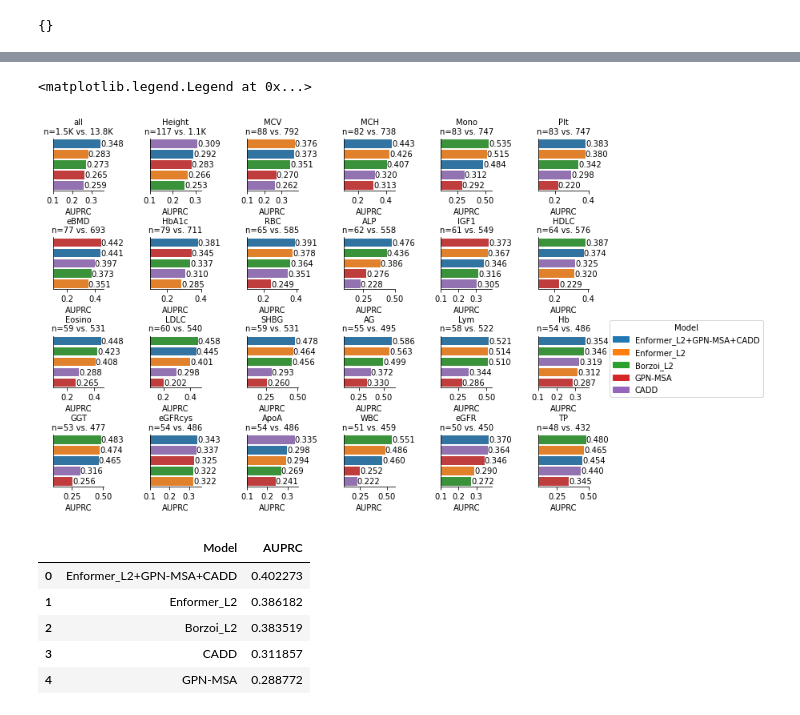
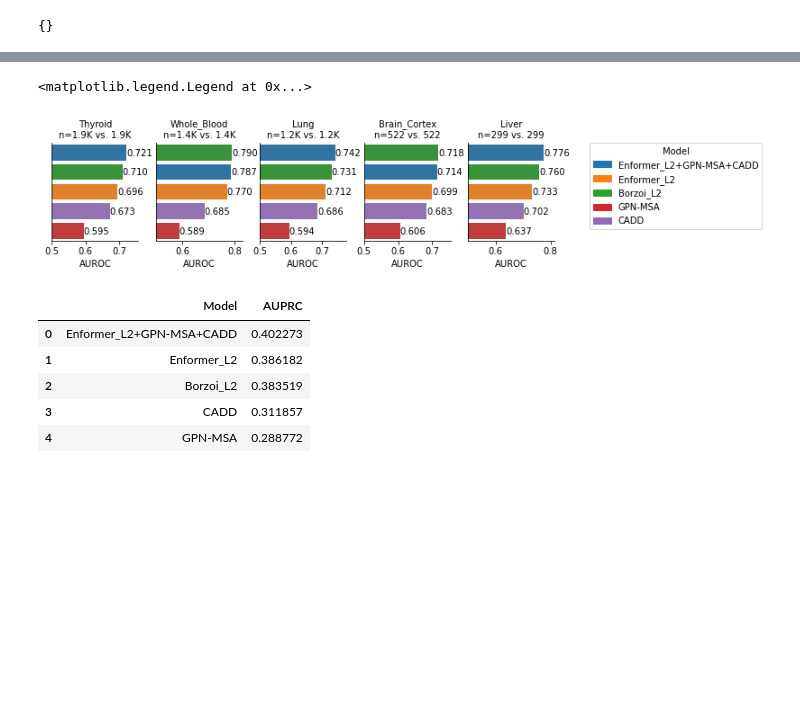
Before and after one commit to minjaf/TraitGym, a Jupyter notebook: workflow/notebooks/results.ipynb, the cells around one changed output, grey strips where cells are left out. Saved outputs shown, nothing was run; the diff lists cells and outputs as text; code cells hidden in the pictures; blank space fills up the shorter version.

```diff
--- a/workflow/notebooks/results.ipynb
+++ b/workflow/notebooks/results.ipynb
@@ -125,9 +137,15 @@ df
 # %%
 #nrows, ncols = 2, 3
-nrows, ncols = 4, 6
+#nrows, ncols = 4, 6
+nrows, ncols = 1, 5
+
 width, height = 2, 2
-wspace, hspace = 0.9, 0.9
-metric = "AUPRC"
+
+#wspace, hspace = 0.9, 0.9
+wspace, hspace = None, 0.9
+
+#metric = "AUPRC"
+metric = "AUROC"
 
 fig, axes = plt.subplots(
     nrows=nrows, ncols=ncols, sharex=False, sharey=False,
@@ -152,35 +170,36 @@ for subset, ax in zip(subsets, axes.flat):
         x=metric,
         palette=palette,
         ax=ax,
     )
     sns.despine()
     sample_size_str = f"n={format_number(n_pos)} vs. {format_number(n_neg)}"
     subtitle = f"{subset_renaming.get(subset, subset)}\n{sample_size_str}"
     g.set_title(subtitle, fontsize=10)
     g.set(
         xlim=baseline,
         ylabel="",
         yticks=[],
     )
 
     for bar, model in zip(g.patches, df_s.Model):
         text = f'{bar.get_width():.3f}'
         g.text(
             max(bar.get_width(), baseline),  # X position, here at the end of the bar
             bar.get_y() + bar.get_height()/2,  # Y position, in the middle of the bar
             text,  # Text to be displayed, formatted to 3 decimal places
             va='center'  # Vertical alignment
         )
 
 plt.legend(
     handles=[mpatches.Patch(color=palette[model], label=model) for model in models],
-    bbox_to_anchor=(1.4, 3.2),
+    #bbox_to_anchor=(1.4, 3.2),
+    bbox_to_anchor=(1.4, 1.0),
     loc='upper left', borderaxespad=0.,
     title="Model",
 )
 # %% [output]
 <matplotlib.legend.Legend at 0x...>
-[figure, old version]
+[figure, new version]
 # %%
 df["n_pos"] = df.subset.apply(lambda x: sample_size[x][0])
 
```
Also changed, not shown: parts of 8 cells of this notebook, 6 other files.
